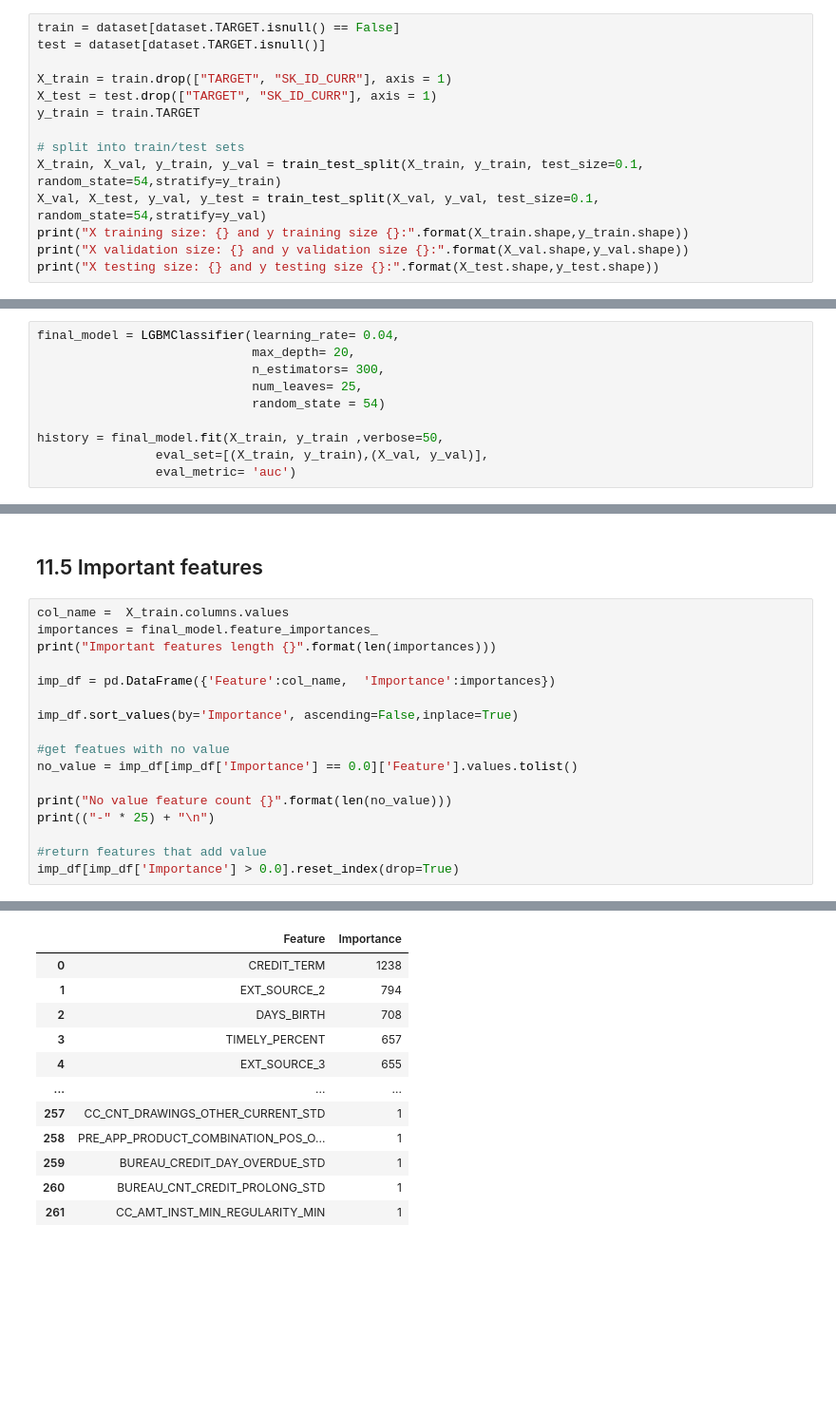
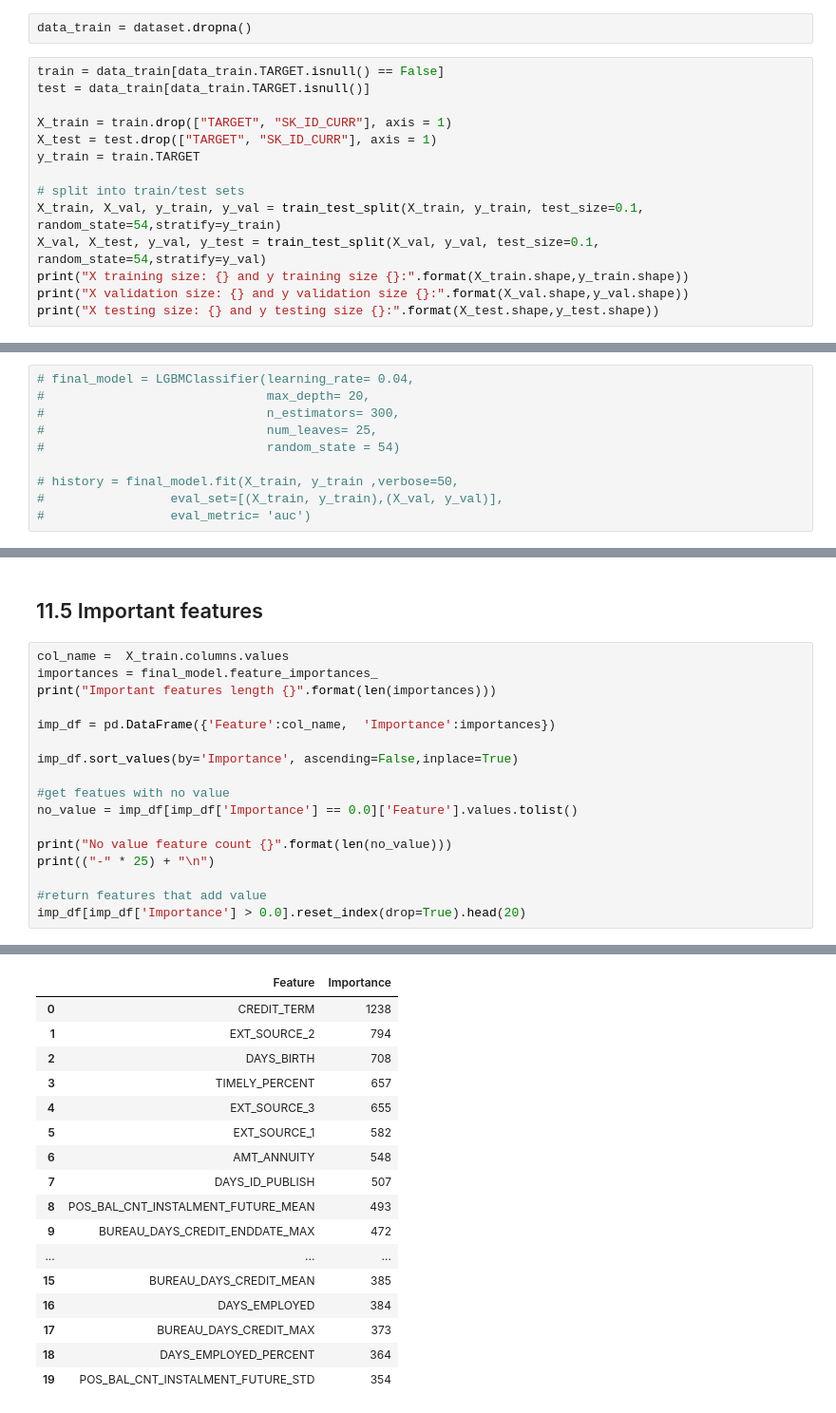
Before and after one commit to VuongHa0911/Credit_default_risk_project, a Jupyter notebook: 11_model_selection.ipynb, the cells around one changed output, grey strips where cells are left out. Shown at 95% size. Cells and saved outputs as stored; diff of their text form; blank space fills up the shorter version.

```diff
--- a/11_model_selection.ipynb
+++ b/11_model_selection.ipynb
@@ -77,9 +145,11 @@ def auc_roc(y_true, y_pred):
 dataset.columns = list(map(lambda x: str(x).replace(" ", "_").replace("-", "_").replace("_/_", "_").upper(), dataset.columns))
 import re
 dataset = dataset.rename(columns = lambda x:re.sub('[^A-Za-z0-9_]+', '', x))
+# %%
+data_train = dataset.dropna()
 # %%
-train = dataset[dataset.TARGET.isnull() == False]
-test = dataset[dataset.TARGET.isnull()]
+train = data_train[data_train.TARGET.isnull() == False]
+test = data_train[data_train.TARGET.isnull()]
 
 X_train = train.drop(["TARGET", "SK_ID_CURR"], axis = 1)
 X_test = test.drop(["TARGET", "SK_ID_CURR"], axis = 1)
@@ -174,13 +268,13 @@ Early stopping, best iteration is:
 # %%
-final_model = LGBMClassifier(learning_rate= 0.04,
-                             max_depth= 20,
-                             n_estimators= 300,
-                             num_leaves= 25,
-                             random_state = 54)
+# final_model = LGBMClassifier(learning_rate= 0.04,
+#                              max_depth= 20,
+#                              n_estimators= 300,
+#                              num_leaves= 25,
+#                              random_state = 54)
 
-history = final_model.fit(X_train, y_train ,verbose=50,
-                eval_set=[(X_train, y_train),(X_val, y_val)],
-                eval_metric= 'auc')
+# history = final_model.fit(X_train, y_train ,verbose=50,
+#                 eval_set=[(X_train, y_train),(X_val, y_val)],
+#                 eval_metric= 'auc')
 # %% [output]
 [50]    training's auc: 0.766934        training's binary_logloss: 0.594082     valid_1's auc: 0.755497 valid_1's binary_logloss: 0.600293
 [100]   training's auc: 0.79256 training's binary_logloss: 0.563143     valid_1's auc: 0.77041  valid_1's binary_logloss: 0.57905
@@ -305,33 +423,38 @@ weighted avg       0.68      0.68      0.68       485
 # %%
 col_name =  X_train.columns.values
 importances = final_model.feature_importances_
 print("Important features length {}".format(len(importances)))
 
 imp_df = pd.DataFrame({'Feature':col_name,  'Importance':importances})
 
 imp_df.sort_values(by='Importance', ascending=False,inplace=True)
 
 #get featues with no value
 no_value = imp_df[imp_df['Importance'] == 0.0]['Feature'].values.tolist()
 
 print("No value feature count {}".format(len(no_value)))
 print(("-" * 25) + "\n")
 
 #return features that add value
-imp_df[imp_df['Importance'] > 0.0].reset_index(drop=True)
+imp_df[imp_df['Importance'] > 0.0].reset_index(drop=True).head(20)
 # %% [output]
 Important features length 320
 No value feature count 58
 -------------------------
 |  | Feature | Importance |
 | 0 | CREDIT_TERM | 1238 |
 | 1 | EXT_SOURCE_2 | 794 |
 | 2 | DAYS_BIRTH | 708 |
 | 3 | TIMELY_PERCENT | 657 |
 | 4 | EXT_SOURCE_3 | 655 |
+| 5 | EXT_SOURCE_1 | 582 |
+| 6 | AMT_ANNUITY | 548 |
+| 7 | DAYS_ID_PUBLISH | 507 |
+| 8 | POS_BAL_CNT_INSTALMENT_FUTURE_MEAN | 493 |
+| 9 | BUREAU_DAYS_CREDIT_ENDDATE_MAX | 472 |
 | ... | ... | ... |
-| 257 | CC_CNT_DRAWINGS_OTHER_CURRENT_STD | 1 |
-| 258 | PRE_APP_PRODUCT_COMBINATION_POS_O... | 1 |
-| 259 | BUREAU_CREDIT_DAY_OVERDUE_STD | 1 |
-| 260 | BUREAU_CNT_CREDIT_PROLONG_STD | 1 |
-| 261 | CC_AMT_INST_MIN_REGULARITY_MIN | 1 |
+| 15 | BUREAU_DAYS_CREDIT_MEAN | 385 |
+| 16 | DAYS_EMPLOYED | 384 |
+| 17 | BUREAU_DAYS_CREDIT_MAX | 373 |
+| 18 | DAYS_EMPLOYED_PERCENT | 364 |
+| 19 | POS_BAL_CNT_INSTALMENT_FUTURE_STD | 354 |
```
Also changed, not shown: parts of 33 cells of this notebook.
